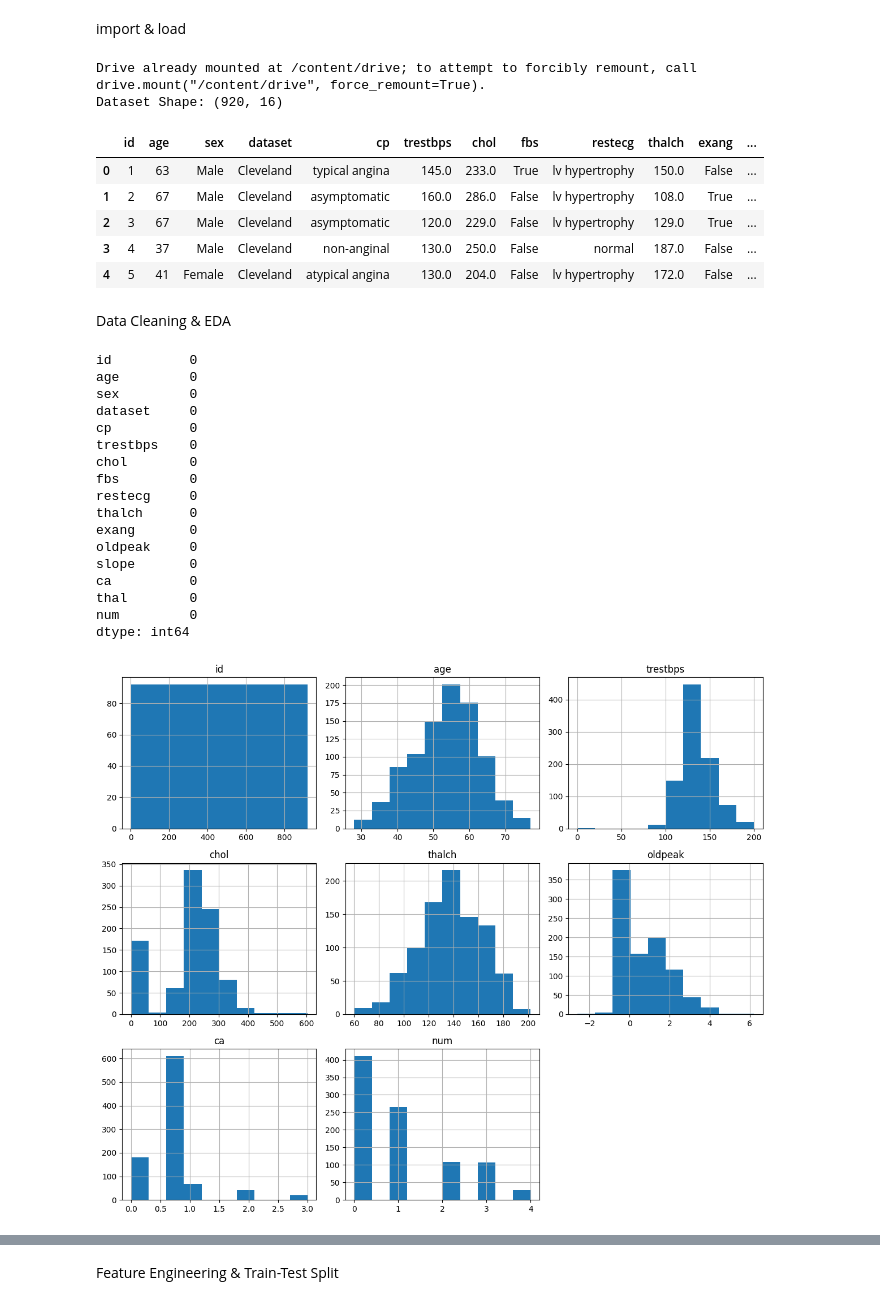
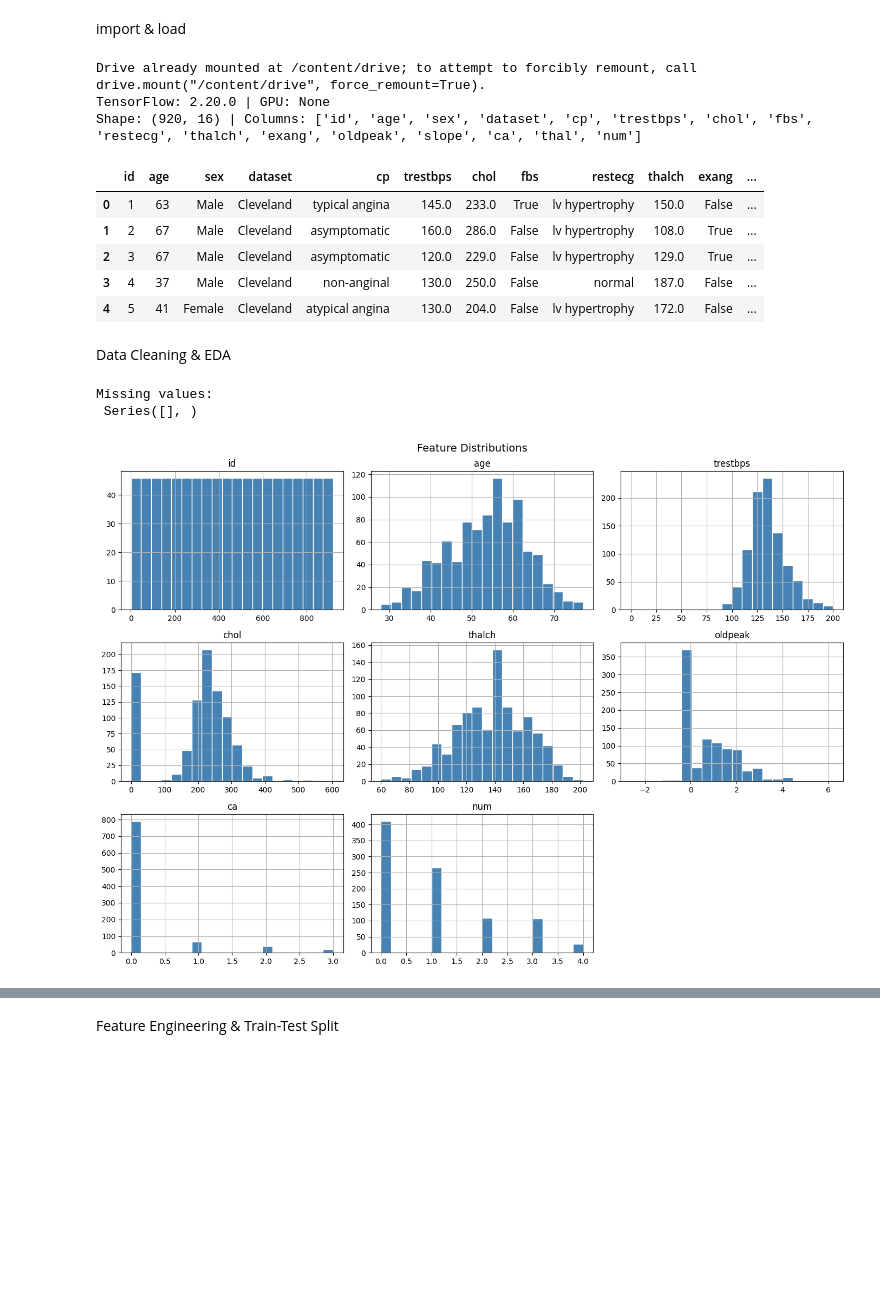
Before and after one commit to athi-raj/Heart-Disease-Predictor, a Jupyter notebook: Heart_Disease_Predictor.ipynb, the cells around one changed output, grey strips where cells are left out. Saved outputs shown, nothing was run; the diff lists cells and outputs as text; code cells hidden in the pictures; blank space fills up the shorter version.

```diff
--- a/Heart_Disease_Predictor.ipynb
+++ b/Heart_Disease_Predictor.ipynb
@@ -5,6 +5,9 @@ import & load
 # %%
 from google.colab import drive
 drive.mount('/content/drive')
+
+import warnings
+warnings.filterwarnings('ignore')
 
 import pandas as pd
 import numpy as np
@@ -12,21 +15,27 @@ import matplotlib.pyplot as plt
 import seaborn as sns
 import joblib
 
-from sklearn.model_selection import train_test_split
-from sklearn.preprocessing import StandardScaler
-from sklearn.metrics import classification_report, confusion_matrix
+from sklearn.model_selection import train_test_split, StratifiedKFold
+from sklearn.preprocessing import StandardScaler, LabelEncoder
+from sklearn.metrics import classification_report, confusion_matrix, roc_auc_score, roc_curve
 
 import tensorflow as tf
 from tensorflow.keras.models import Sequential
-from tensorflow.keras.layers import Dense, BatchNormalization
+from tensorflow.keras.layers import Dense, BatchNormalization, Dropout
+from tensorflow.keras.callbacks import EarlyStopping, ReduceLROnPlateau
+from tensorflow.keras.optimizers import Adam
 
-df = pd.read_csv('/content/drive/MyDrive/Heart-Disease-Predictor/heart_disease_uci.csv')
+print(f"TensorFlow: {tf.__version__} | GPU: {tf.config.list_physical_devices('GPU') or 'None'}")
 
-print("Dataset Shape:", df.shape)
+DATA_PATH = '/content/drive/MyDrive/Heart-Disease-Predictor/heart_disease_uci.csv'
+df = pd.read_csv(DATA_PATH)
+
+print(f"Shape: {df.shape} | Columns: {df.columns.tolist()}")
 df.head()
 # %% [output]
 Drive already mounted at /content/drive; to attempt to forcibly remount, call drive.mount("/content/drive", force_remount=True).
-Dataset Shape: (920, 16)
+TensorFlow: 2.20.0 | GPU: None
+Shape: (920, 16) | Columns: ['id', 'age', 'sex', 'dataset', 'cp', 'trestbps', 'chol', 'fbs', 'restecg', 'thalch', 'exang', 'oldpeak', 'slope', 'ca', 'thal', 'num']
 |  | id | age | sex | dataset | cp | trestbps | chol | fbs | restecg | thalch | exang | ... |
 | 0 | 1 | 63 | Male | Cleveland | typical angina | 145.0 | 233.0 | True | lv hypertrophy | 150.0 | False | ... |
 | 1 | 2 | 67 | Male | Cleveland | asymptomatic | 160.0 | 286.0 | False | lv hypertrophy | 108.0 | True | ... |
@@ -36,42 +45,34 @@ Dataset Shape: (920, 16)
 # %% [markdown]
 Data Cleaning & EDA
 # %%
+# CELL 2 — EDA & Preprocessing
+
 numeric_cols = df.select_dtypes(include='number').columns
-df[numeric_cols] = df[numeric_cols].fillna(df[numeric_cols].mean())
+cat_cols     = df.select_dtypes(include='object').columns
 
-cat_cols = df.select_dtypes(include='object').columns
+df[numeric_cols] = df[numeric_cols].fillna(df[numeric_cols].median())
+df[cat_cols]     = df[cat_cols].fillna('Unknown')
 
-for col in cat_cols:
-    df[col] = df[col].fillna("Unknown")
+print("Missing values:\n", df.isnull().sum()[df.isnull().sum() > 0].to_string() or "None")
 
-print(df.isnull().sum())
-
-# Histogram
-df[numeric_cols].hist(figsize=(12,10))
+df[numeric_cols].hist(figsize=(14, 10), bins=20, color='steelblue', edgecolor='white')
+plt.suptitle('Feature Distributions', fontsize=14)
 plt.tight_layout()
 plt.show()
 
-# Correlation Heatmap
-plt.figure(figsize=(10,8))
-sns.heatmap(df[numeric_cols].corr(), annot=True, cmap='coolwarm')
-plt.title("Heart Disease Correlation")
+plt.figure(figsize=(12, 8))
+mask = np.triu(np.ones_like(df[numeric_cols].corr(), dtype=bool))
+sns.heatmap(
+    df[numeric_cols].corr(),
+    mask=mask,
+    annot=True, fmt='.2f',
+    cmap='coolwarm', center=0,
+    linewidths=0.5
+)
+plt.title('Feature Correlation Matrix', fontsize=14)
+plt.tight_layout()
 plt.show()
 # %% [output]
-id          0
-age         0
-sex         0
-dataset     0
-cp          0
-trestbps    0
-chol        0
-fbs         0
-restecg     0
-thalch      0
-exang       0
-oldpeak     0
-slope       0
-ca          0
-thal        0
-num         0
-dtype: int64
+Missing values:
+ Series([], )
-[figure, old version]
+[figure, new version]
```
Also changed, not shown: parts of 7 cells of this notebook.
